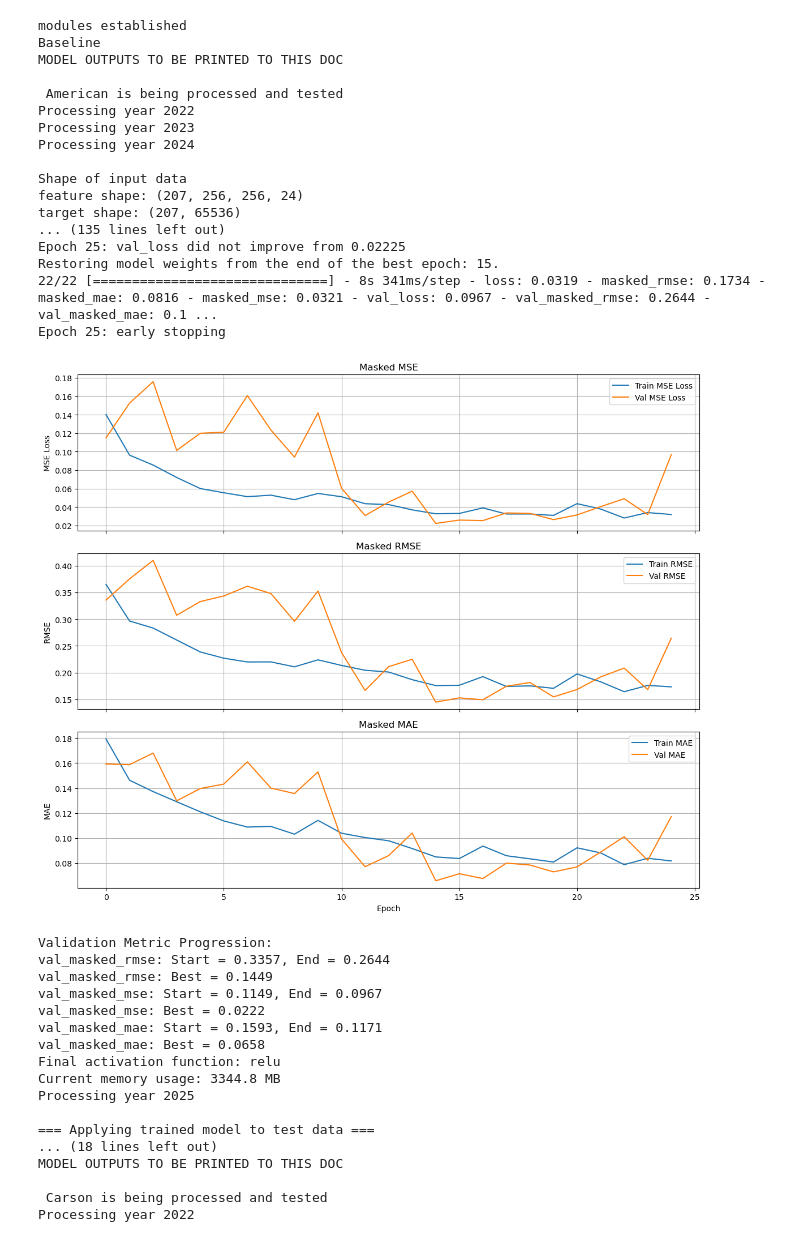
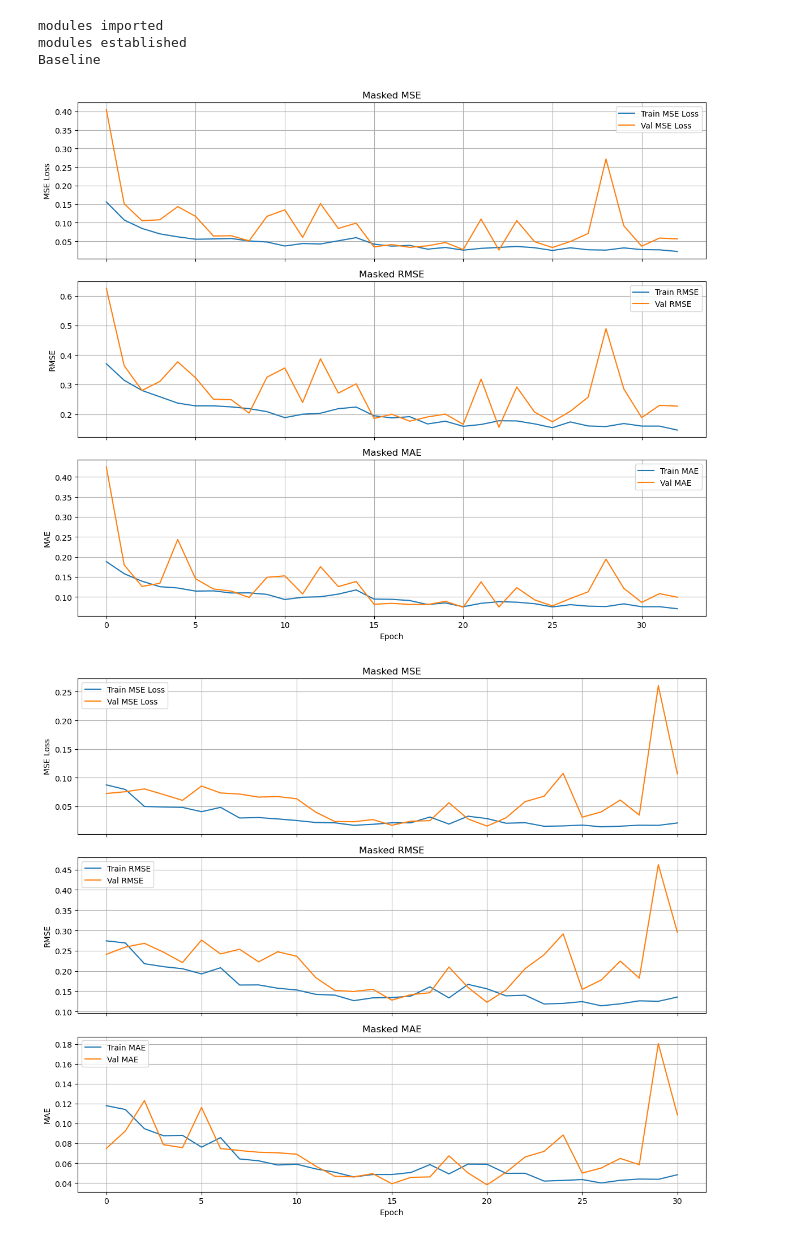
Before and after one commit to EmmaTyrrell/SNOCONE, a Jupyter notebook: fullCode/CNN_GPU_Basins.ipynb, the cells around one changed output. Drawn from its saved outputs; the diff is of its cells as text; code cells hidden in the pictures.

Commit message:
updates for fine tuning model

```diff
--- a/fullCode/CNN_GPU_Basins.ipynb
+++ b/fullCode/CNN_GPU_Basins.ipynb
@@ -113,8 +113,8 @@ for basin_name in basin_list:
         os.makedirs(modelOuptuts + f"{basin_name}_{str(timestamp)}/", exist_ok=True)
         inter_model_outWorkspace = modelOuptuts + f"{basin_name}_{str(timestamp)}/"
 
-        # f = open(inter_model_outWorkspace + f"code_output_{basin_name}_{timestamp}.txt", "a")
-        # sys.stdout = f
+        f = open(inter_model_outWorkspace + f"code_output_{basin_name}_{timestamp}.txt", "a")
+        sys.stdout = f
         print("MODEL OUTPUTS TO BE PRINTED TO THIS DOC")
         print(f"\n {basin_name} is being processed and tested")
         X, y, featureNames = target_feature_stacks_basins(start_year=start_year,
@@ -365,63 +365,33 @@ for basin_name in basin_list:
                     'Basin': [basin_name],
                     'Architecture': [architecture],
                     'TestSamples': [X_test.shape[0]],
                     'Test_Loss': [test_metrics[0] if len(test_metrics) > 0 else None],
                     'Test_RMSE': [test_metrics[1] if len(test_metrics) > 1 else None],
                     'Test_MAE': [test_metrics[2] if len(test_metrics) > 2 else None],
                     'Test_MSE': [test_metrics[3] if len(test_metrics) > 3 else None]
                 }
 
                 test_df = pd.DataFrame(test_results)
 
                 # Append to existing CSV or create new one
                 if os.path.exists(test_metrics_csv):
                     test_df.to_csv(test_metrics_csv, mode='a', header=False, index=False)
                 else:
                     test_df.to_csv(test_metrics_csv, index=False)
 
                 # Create visualizations comparing predictions vs actual
                 print(f"Test evaluation completed for {basin_name}")
                 print(f"Results saved to: {inter_model_outWorkspace}")
 
                 # Clean up memory
                 del test_model, predictions
                 K.clear_session()
                 gc.collect()
 
                 print("\n=== Test data evaluation completed ===")
 # %% [output]
+modules imported
 modules established
 Baseline
-MODEL OUTPUTS TO BE PRINTED TO THIS DOC
-
- American is being processed and tested
-Processing year 2022
-Processing year 2023
-Processing year 2024
-
-Shape of input data
-feature shape: (207, 256, 256, 24)
-target shape: (207, 65536)
-... (135 lines left out)
-Epoch 25: val_loss did not improve from 0.02225
-Restoring model weights from the end of the best epoch: 15.
-22/22 [==============================] - 8s 341ms/step - loss: 0.0319 - masked_rmse: 0.1734 - masked_mae: 0.0816 - masked_mse: 0.0321 - val_loss: 0.0967 - val_masked_rmse: 0.2644 - val_masked_mae: 0.1 ...
-Epoch 25: early stopping
-[figure, old version]
+[figure, new version]
-Validation Metric Progression:
-val_masked_rmse: Start = 0.3357, End = 0.2644
-val_masked_rmse: Best = 0.1449
-val_masked_mse: Start = 0.1149, End = 0.0967
-val_masked_mse: Best = 0.0222
-val_masked_mae: Start = 0.1593, End = 0.1171
-val_masked_mae: Best = 0.0658
-Final activation function: relu
-Current memory usage: 3344.8 MB
-Processing year 2025
-
-=== Applying trained model to test data ===
-... (18 lines left out)
-MODEL OUTPUTS TO BE PRINTED TO THIS DOC
-
- Carson is being processed and tested
-Processing year 2022
+[figure, added]
```
Also changed, not shown: 1 other file.
